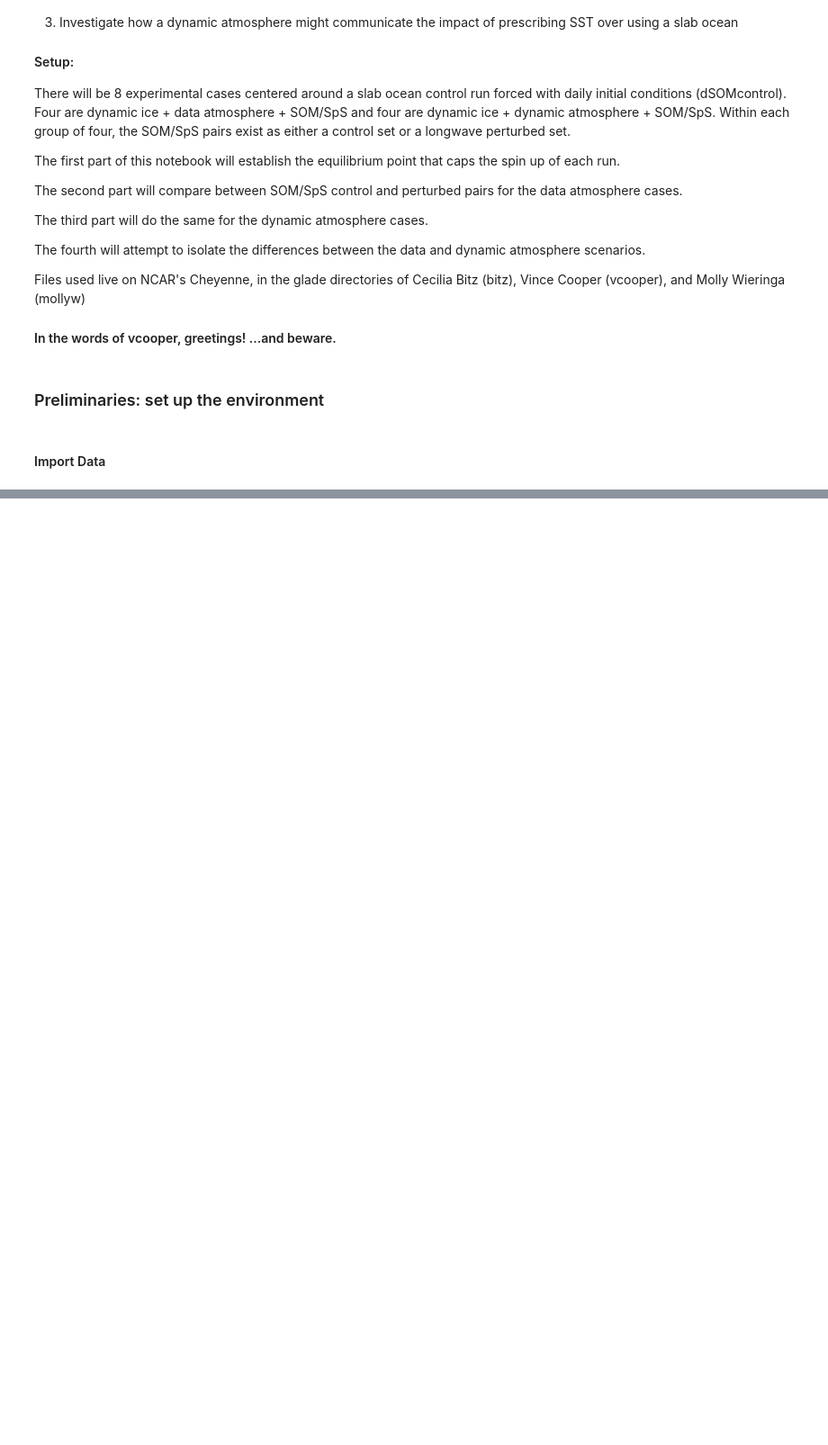
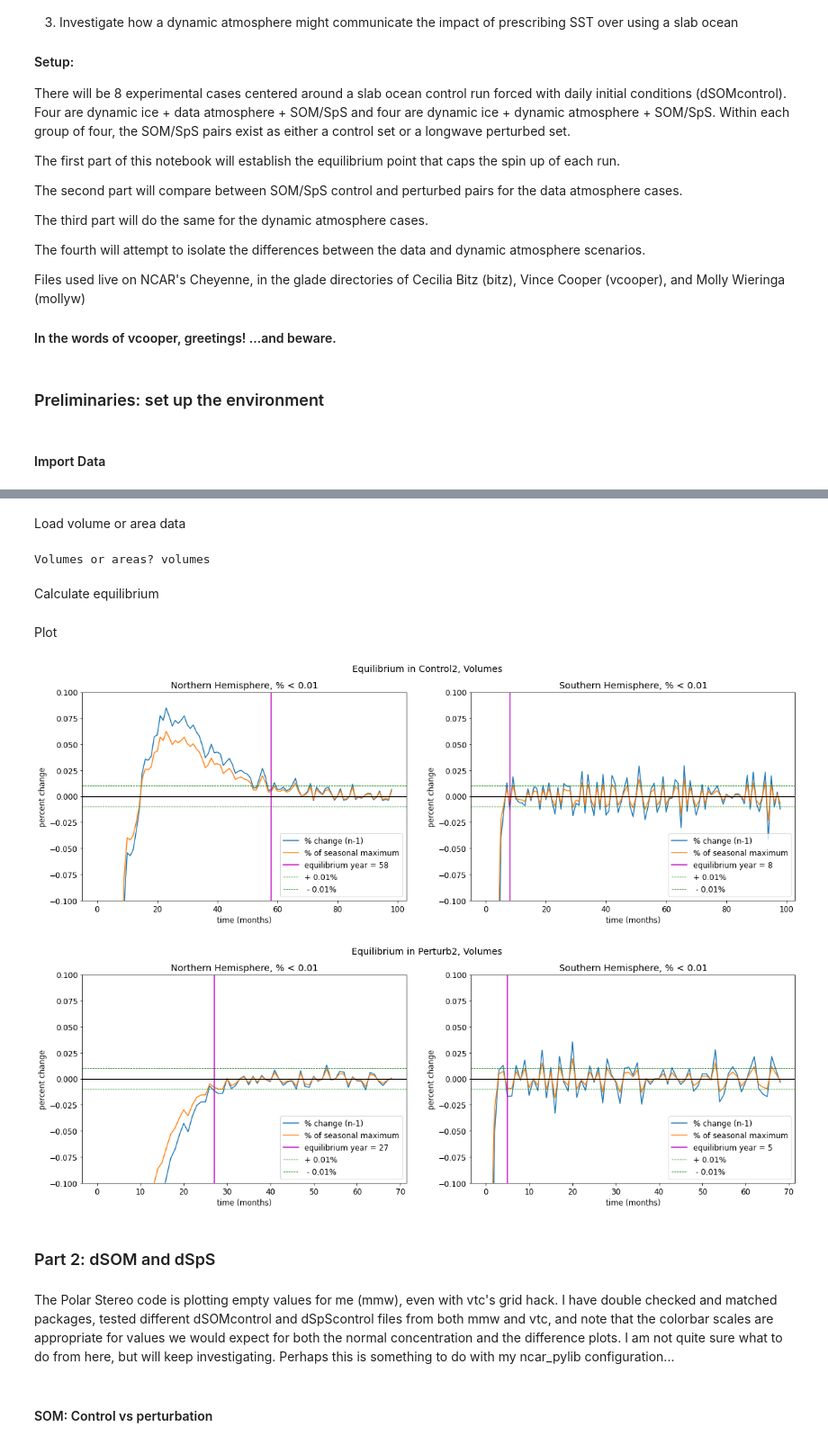
Before and after one commit to mollymwieringa/som_sps, a Jupyter notebook: SOM_SpS_Analysis.ipynb, the cells around one changed output, grey strips where cells are left out. Shown at 90% size. Cells and saved outputs as stored; diff of their text form; code cells hidden in the pictures; blank space fills up the shorter version.

```diff
--- a/SOM_SpS_Analysis.ipynb
+++ b/SOM_SpS_Analysis.ipynb
@@ -56,0 +127,67 @@ mpl.rcParams['font.size'] = 16
+# %% [markdown]
+Load volume or area data
+# %%
+from equilibrium import find_equilibrium
+hemis       = ['nh', 'sh']
+experiments = ['control2','perturb2']
+metric = input("Volumes or areas?")
+# %% [output]
+Volumes or areas? volumes
+# %% [markdown]
+Calculate equilibrium
+# %%
+quantities     = {}
+for experiment in experiments:
+    quantities[experiment] = {}
+    for hemi in hemis:
+        if metric =='volumes':
+            eq_file = '/icevol_d' + hemi + '_dSOM' + experiment + '.txt'
+        elif metric =='areas':
+            eq_file = '/icearea_d' + hemi + '_dSOM' + experiment + '.txt'
+        quantities[experiment][hemi] = np.loadtxt(mmw_work + metric +'/' + experiment + eq_file)
+        eq,percent,ind = find_equilibrium(quantities[experiment][hemi])
+        quantities[experiment][hemi + '_eq'] = eq
+        quantities[experiment][hemi + '_percent'] = percent
+        quantities[experiment][hemi + '_ind'] = ind
+# %% [markdown]
+Plot
+# %%
+for experiment in experiments:
+    fig, axes = plt.subplots(ncols=2, nrows=1, figsize=(20,6))
+
+    axes[0].plot(quantities[experiment]['nh_eq'], label = "% change (n-1)")
+    axes[0].plot(quantities[experiment]['nh_percent'], label = "% of seasonal maximum")
+    axes[0].axvline(quantities[experiment]['nh_ind'], c = 'm', label = "equilibrium year = " + str(quantities[experiment]['nh_ind']))
+    axes[0].axhline(0.01, ls = '--', c = 'g', lw = 0.75, label='+ 0.01%')
+    axes[0].axhline(0, ls = '-', c = 'k', lw = 1.00)
+    axes[0].axhline(-0.01, ls = '--', c = 'g', lw = 0.75, label=' - 0.01%')
+    axes[0].legend(loc = 'lower right')
+    axes[0].set_title("Northern Hemisphere, % < 0.01")
+    axes[0].set_ylim([-0.1, 0.1])
+#     axes[0].set_xlim([12,len(np.flip(volumes[experiment]['nh_eq'],0))])
+    axes[0].set_ylabel('percent change')
+    axes[0].set_xlabel('time (months)')
+
+    axes[1].plot(quantities[experiment]['sh_eq'], label = "% change (n-1)")
+    axes[1].plot(quantities[experiment]['sh_percent'], label = "% of seasonal maximum")
+    axes[1].axvline(quantities[experiment]['sh_ind'], c = 'm', label = "equilibrium year = " + str(quantities[experiment]['sh_ind']))
+    axes[1].axhline(0.01, ls = '--', c = 'g', lw = 0.75, label='+ 0.01%')
+    axes[1].axhline(0, ls = '-', c = 'k', lw = 1.00)
+    axes[1].axhline(-0.01, ls = '--', c = 'g', lw = 0.75, label=' - 0.01%')
+    axes[1].legend(loc = 'lower right')
+    axes[1].set_title("Southern Hemisphere, % < 0.01")
+    axes[1].set_ylim([-0.1, 0.1])
+    #axes[1].set_xlim([12,len(np.flip(volumes[experiment]['nh_eq'],0))])
+    axes[1].set_ylabel('percent change')
+    axes[1].set_xlabel('time (months)')
+
+    plt.suptitle('Equilibrium in ' + str.capitalize(experiment) + ', ' + metric.capitalize())
+# %% [output]
+[figure, added]
+[figure, added]
+# %% [markdown]
+### Part 2: dSOM and dSpS
+# %% [markdown]
+The Polar Stereo code is plotting empty values for me (mmw), even with vtc's grid hack. I have double checked and matched packages, tested different dSOMcontrol and dSpScontrol files from both mmw and vtc, and note that the colorbar scales are appropriate for values we would expect for both the normal concentration and the difference plots. I am not quite sure what to do from here, but will keep investigating. Perhaps this is something to do with my ncar_pylib configuration...
+# %% [markdown]
+#### SOM: Control vs perturbation
```
Also changed, not shown: parts of 32 cells of this notebook, 2 other files.
